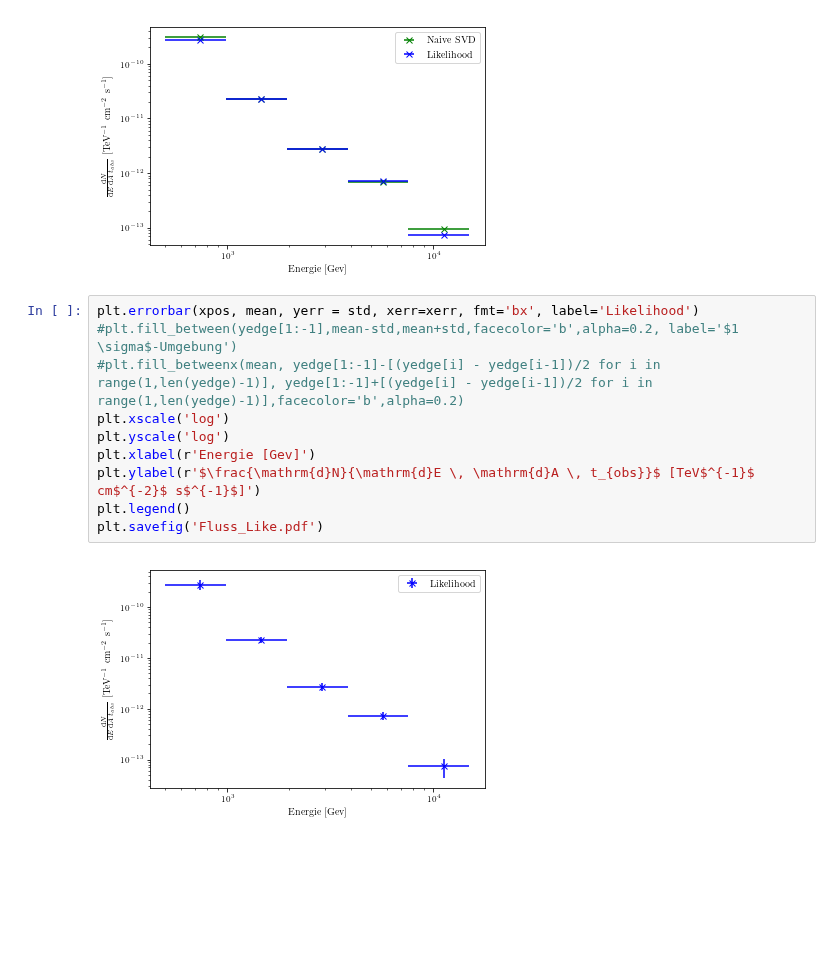
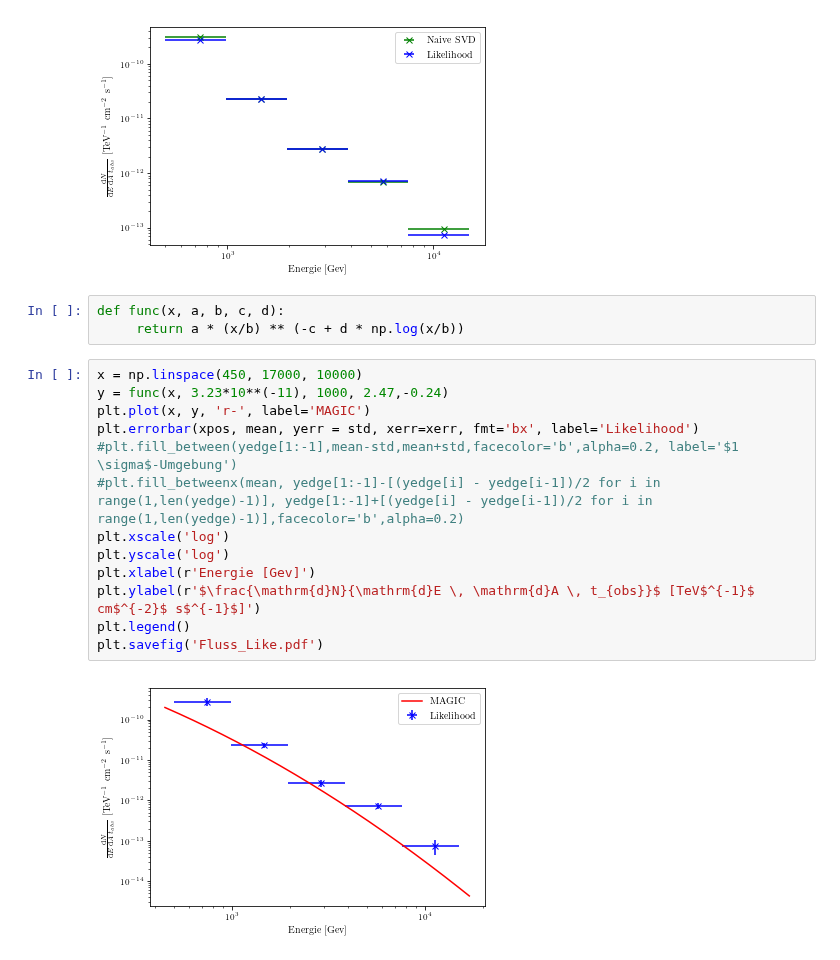
Before and after one commit to Ninilini/FP_Teilchen, a Jupyter notebook: FACT/plots/data_reading.ipynb, the cells around one changed output. Saved outputs shown, nothing was run; the diff lists cells and outputs as text; blank space fills up the shorter version.

Commit message:
Magic eingefügt

```diff
--- a/FACT/plots/data_reading.ipynb
+++ b/FACT/plots/data_reading.ipynb
@@ -409,15 +407,21 @@ plt.legend()
 plt.savefig('Fluss.pdf')
 # %% [output]
 [figure]
+# %%
+def func(x, a, b, c, d):
+     return a * (x/b) ** (-c + d * np.log(x/b))
 # %%
+x = np.linspace(450, 17000, 10000)
+y = func(x, 3.23*10**(-11), 1000, 2.47,-0.24)
+plt.plot(x, y, 'r-', label='MAGIC')
 plt.errorbar(xpos, mean, yerr = std, xerr=xerr, fmt='bx', label='Likelihood')
 #plt.fill_between(yedge[1:-1],mean-std,mean+std,facecolor='b',alpha=0.2, label='$1 \sigma$-Umgebung')
 #plt.fill_betweenx(mean, yedge[1:-1]-[(yedge[i] - yedge[i-1])/2 for i in range(1,len(yedge)-1)], yedge[1:-1]+[(yedge[i] - yedge[i-1])/2 for i in range(1,len(yedge)-1)],facecolor='b',alpha=0.2)
 plt.xscale('log')
 plt.yscale('log')
 plt.xlabel(r'Energie [Gev]')
 plt.ylabel(r'$\frac{\mathrm{d}N}{\mathrm{d}E \, \mathrm{d}A \, t_{obs}}$ [TeV$^{-1}$ cm$^{-2}$ s$^{-1}$]')
 plt.legend()
 plt.savefig('Fluss_Like.pdf')
 # %% [output]
-[figure, old version]
+[figure, new version]
```
Also changed, not shown: parts of 2 cells of this notebook.
